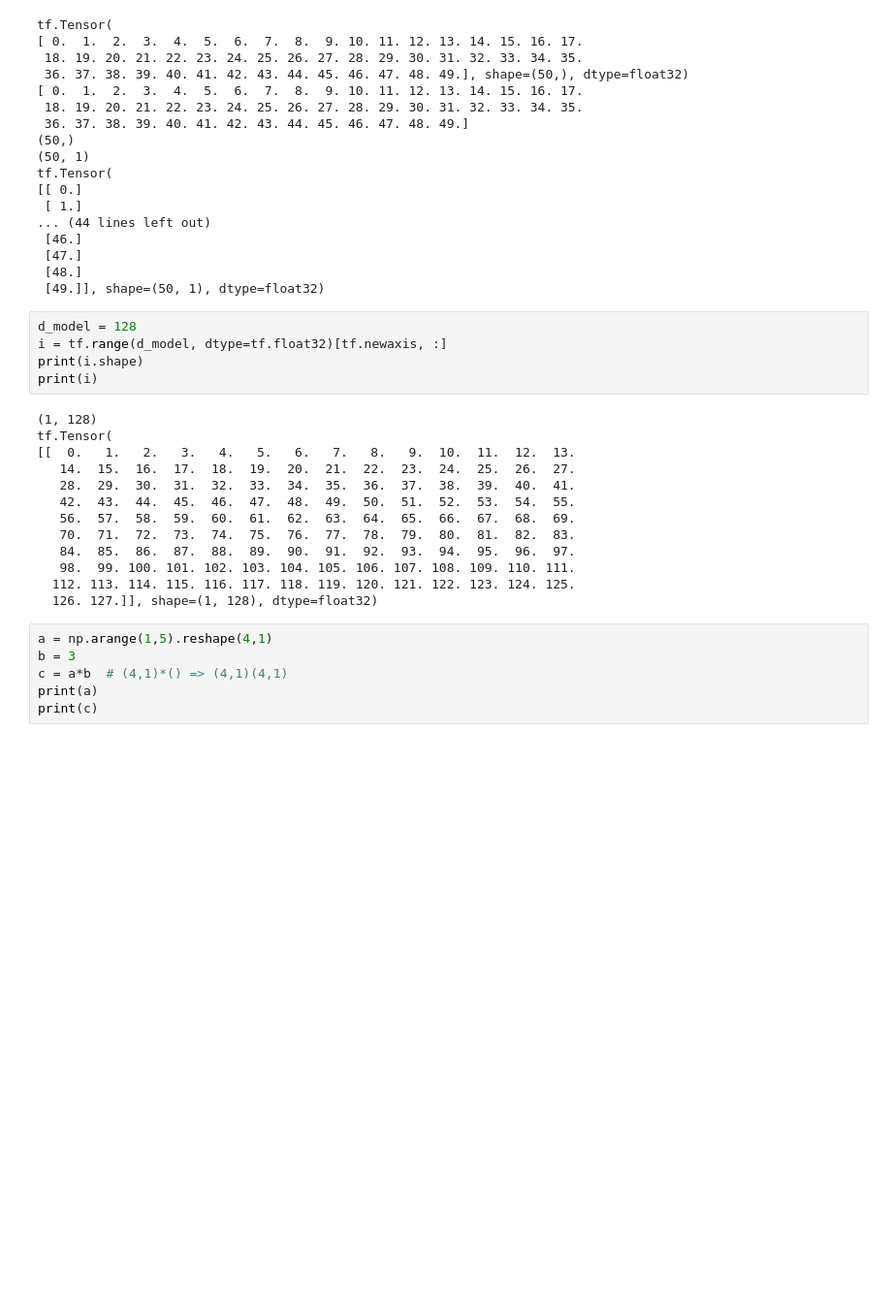
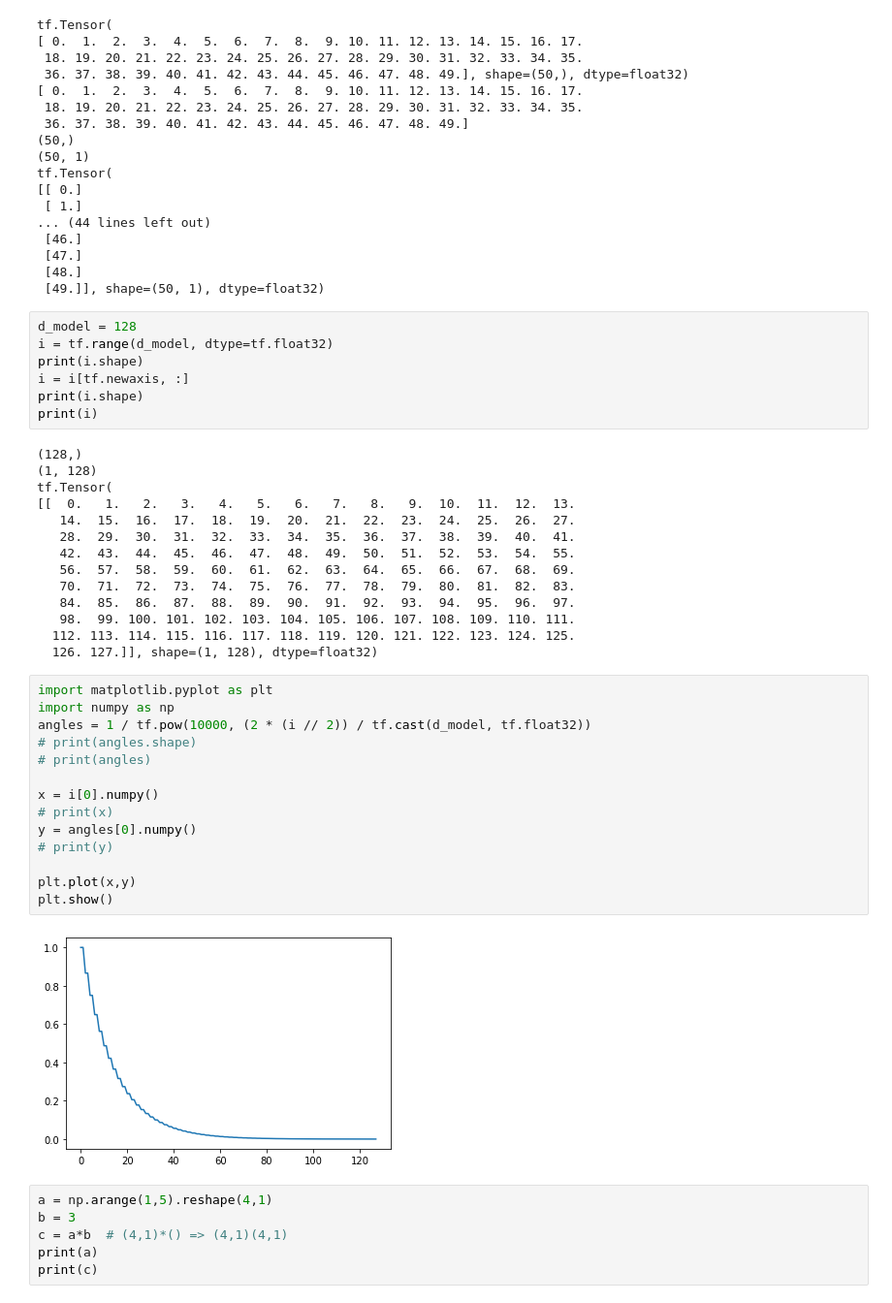
Before and after one commit to imguru-mooc/AI_NLP_ADVANCED, a Jupyter notebook: 소스_1/ch09/Transformer.ipynb, the cells around one changed output. Shown: that part at 97% size. Saved outputs shown, nothing was run; the diff lists cells and outputs as text; blank space fills up the shorter version.

```diff
--- a/소스_1/ch09/Transformer.ipynb
+++ b/소스_1/ch09/Transformer.ipynb
@@ -34,10 +34,13 @@ tf.Tensor(
  [49.]], shape=(50, 1), dtype=float32)
 # %%
 d_model = 128
-i = tf.range(d_model, dtype=tf.float32)[tf.newaxis, :]
+i = tf.range(d_model, dtype=tf.float32)
+print(i.shape)
+i = i[tf.newaxis, :]
 print(i.shape)
 print(i)
 # %% [output]
+(128,)
 (1, 128)
 tf.Tensor(
 [[  0.   1.   2.   3.   4.   5.   6.   7.   8.   9.  10.  11.  12.  13.
@@ -50,6 +53,22 @@ tf.Tensor(
    98.  99. 100. 101. 102. 103. 104. 105. 106. 107. 108. 109. 110. 111.
   112. 113. 114. 115. 116. 117. 118. 119. 120. 121. 122. 123. 124. 125.
   126. 127.]], shape=(1, 128), dtype=float32)
+# %%
+import matplotlib.pyplot as plt
+import numpy as np
+angles = 1 / tf.pow(10000, (2 * (i // 2)) / tf.cast(d_model, tf.float32))
+# print(angles.shape)
+# print(angles)
+
+x = i[0].numpy()
+# print(x)
+y = angles[0].numpy()
+# print(y)
+
+plt.plot(x,y)
+plt.show()
+# %% [output]
+[figure, added]
 # %%
 a = np.arange(1,5).reshape(4,1)
 b = 3
```
Also changed, not shown: parts of 46 cells of this notebook.
